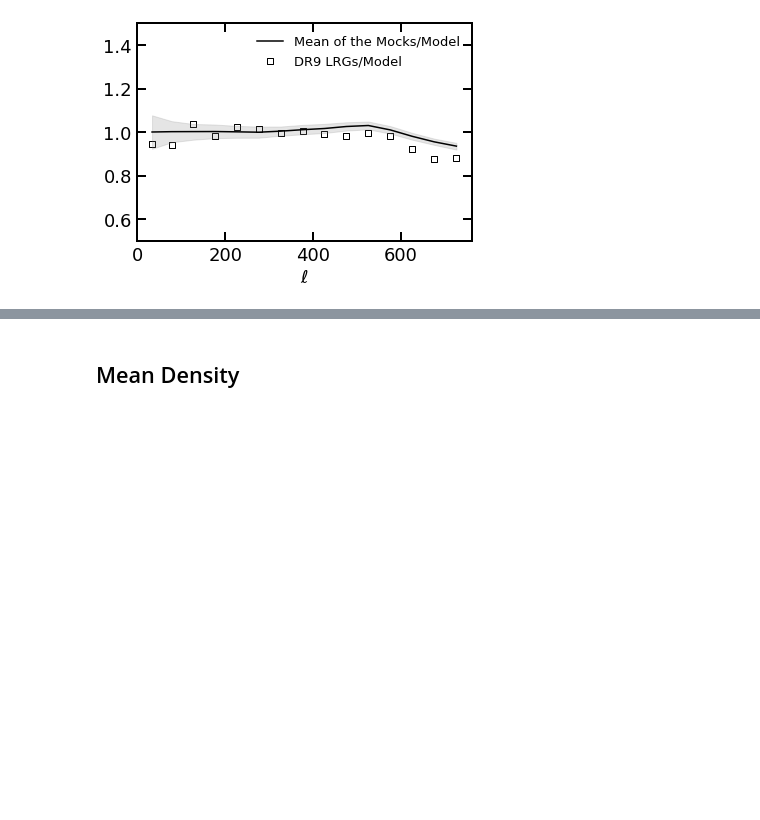
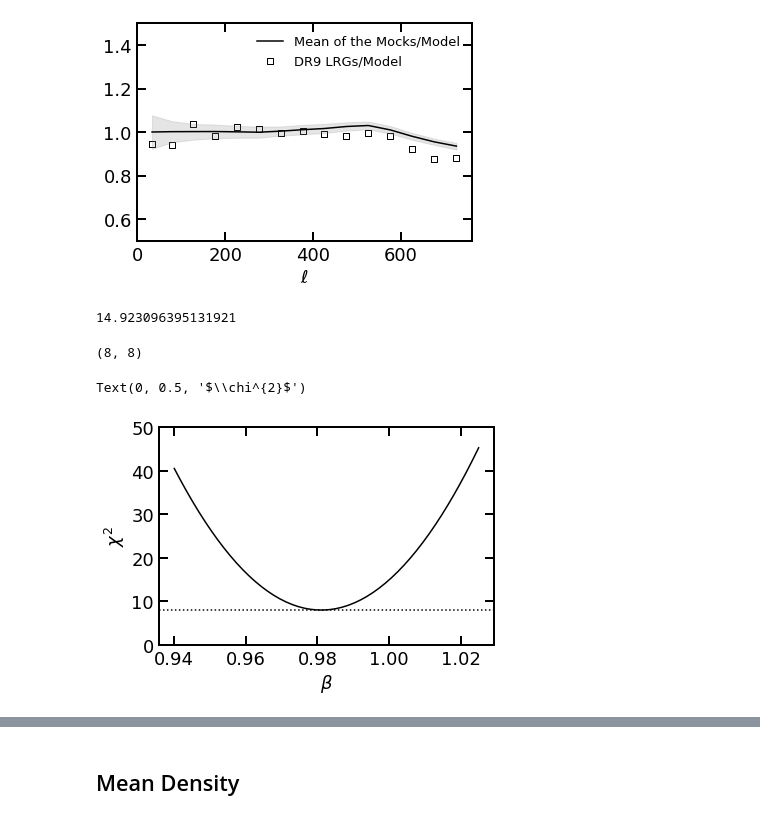
Before and after one commit to mehdirezaie/LSSutils, a Jupyter notebook: notebooks/desi/LognormalFlask.ipynb, the cells around one changed output, grey strips where cells are left out. Drawn from its saved outputs; the diff is of its cells as text; code cells hidden in the pictures; blank space fills up the shorter version.

```diff
--- a/notebooks/desi/LognormalFlask.ipynb
+++ b/notebooks/desi/LognormalFlask.ipynb
@@ -156,3 +157,43 @@ plt.ylim(0.5, 1.5)
 # %% [output]
 (0.5, 1.5)
 [figure]
+# %%
+lbins = np.arange(200, 601, 50)
+l_obs, cl_obs = histogram_cell(cl_dr9['cl_gg']['cl'], bins=lbins)
+
+
+cl_mb = []
+
+for cl_i in cl_mocks:
+    cl_ib = histogram_cell(cl_i, bins=lbins)[1]
+    cl_mb.append(cl_ib)
+
+clb_mean = np.mean(cl_mb, axis=0)
+clb_model = histogram_cell(cl_model_wind_noise, bins=lbins)[1]
+
+clcov = np.cov(cl_mb, rowvar=False)
+invcov = np.linalg.inv(clcov)
+# %%
+chi2_fn(cl_obs-clb_mean, invcov)
+# %% [output]
+14.923096395131921
+# %%
+alphas = []
+chi2_list = []
+for beta in np.linspace(-0.06, 0.025):
+    alpha = 1.0+beta
+    alphas.append(alpha)
+    chi2_list.append(chi2_fn(cl_obs-alpha*clb_mean, invcov))
+# %%
+invcov.shape
+# %% [output]
+(8, 8)
+# %%
+plt.plot(alphas, chi2_list)
+plt.axhline(8.0, ls=':')
+plt.ylim(0, 50)
+plt.xlabel(r'$\beta$')
+plt.ylabel(r'$\chi^{2}$')
+# %% [output]
+Text(0, 0.5, '$\\chi^{2}$')
+[figure, added]
```
Also changed, not shown: parts of 7 cells of this notebook, 6 other files.
